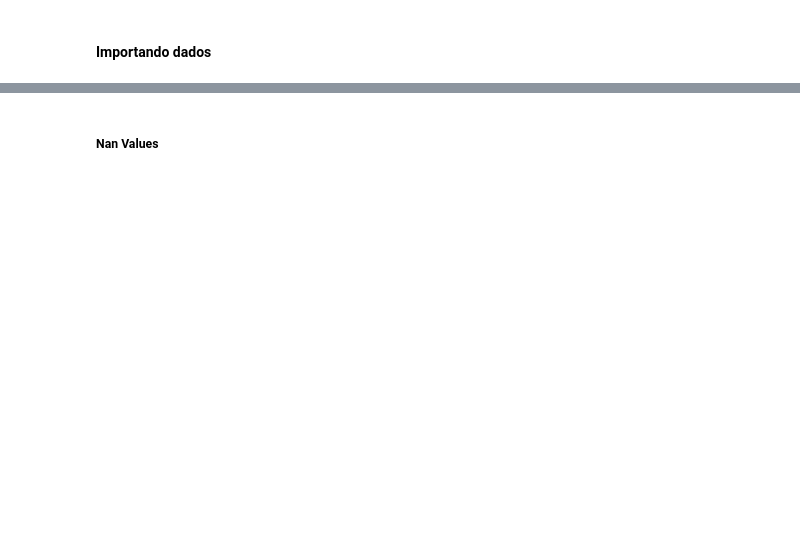
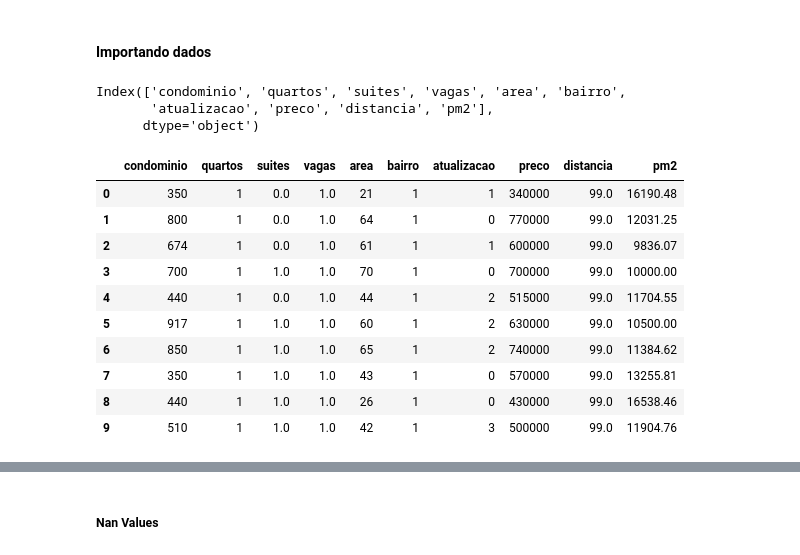
Before and after one commit to dnogaroli/DS-652, a Jupyter notebook: notebooks/Aula 1.ipynb, the cells around one changed output, grey strips where cells are left out. Cells and saved outputs as stored; diff of their text form; code cells hidden in the pictures; blank space fills up the shorter version.

Commit message:
lecture review 1 and add new dataset

```diff
--- a/notebooks/Aula 1.ipynb
+++ b/notebooks/Aula 1.ipynb
@@ -940,2 +1078,25 @@ pd.merge(df3, df4, on='Paises')
 # %% [markdown]
 #### Importando dados
+# %%
+filename = '../datasets/imoveis_Rio_de_Janeiro.csv'
+df_imoveis_rj = pd.read_csv(filename, sep=';', nrows=0)
+df_imoveis_rj.columns
+# %% [output]
+Index(['condominio', 'quartos', 'suites', 'vagas', 'area', 'bairro',
+       'atualizacao', 'preco', 'distancia', 'pm2'],
+      dtype='object')
+# %%
+df_imoveis_rj = pd.read_csv(filename, sep=';', nrows=10)
+df_imoveis_rj.head()
+# %% [output]
+|  | condominio | quartos | suites | vagas | area | bairro | atualizacao | preco | distancia | pm2 |
+| 0 | 350 | 1 | 0.0 | 1.0 | 21 | 1 | 1 | 340000 | 99.0 | 16190.48 |
+| 1 | 800 | 1 | 0.0 | 1.0 | 64 | 1 | 0 | 770000 | 99.0 | 12031.25 |
+| 2 | 674 | 1 | 0.0 | 1.0 | 61 | 1 | 1 | 600000 | 99.0 | 9836.07 |
+| 3 | 700 | 1 | 1.0 | 1.0 | 70 | 1 | 0 | 700000 | 99.0 | 10000.00 |
+| 4 | 440 | 1 | 0.0 | 1.0 | 44 | 1 | 2 | 515000 | 99.0 | 11704.55 |
+| 5 | 917 | 1 | 1.0 | 1.0 | 60 | 1 | 2 | 630000 | 99.0 | 10500.00 |
+| 6 | 850 | 1 | 1.0 | 1.0 | 65 | 1 | 2 | 740000 | 99.0 | 11384.62 |
+| 7 | 350 | 1 | 1.0 | 1.0 | 43 | 1 | 0 | 570000 | 99.0 | 13255.81 |
+| 8 | 440 | 1 | 1.0 | 1.0 | 26 | 1 | 0 | 430000 | 99.0 | 16538.46 |
+| 9 | 510 | 1 | 1.0 | 1.0 | 42 | 1 | 3 | 500000 | 99.0 | 11904.76 |
```
Also changed, not shown: parts of 87 cells of this notebook, 1 other file.
